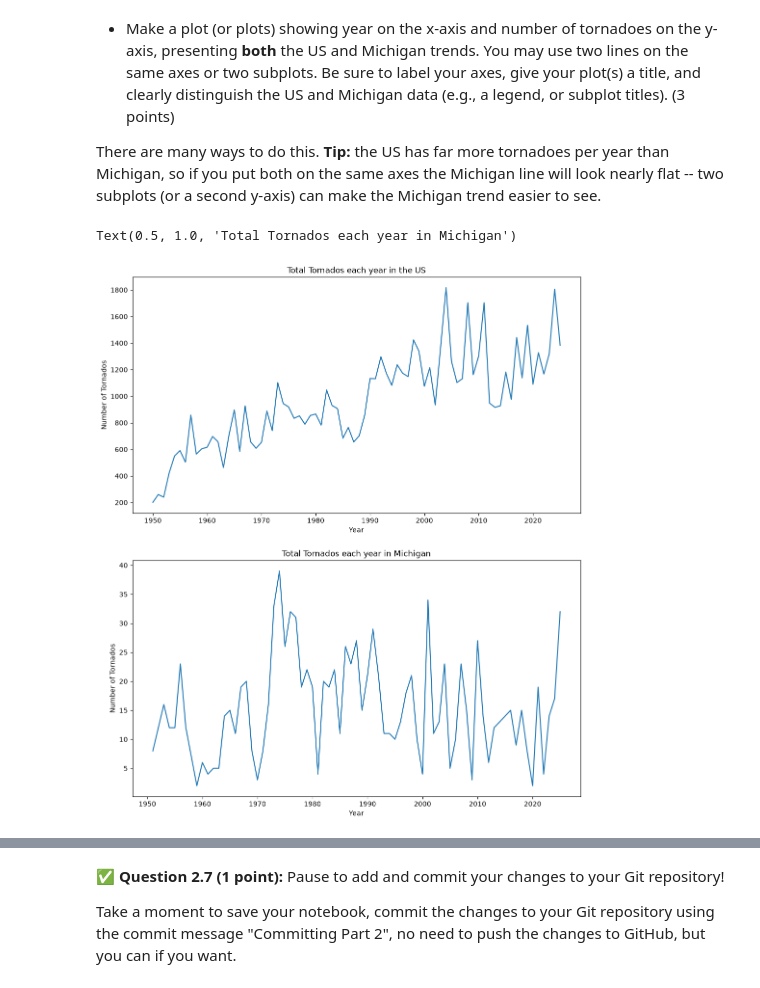
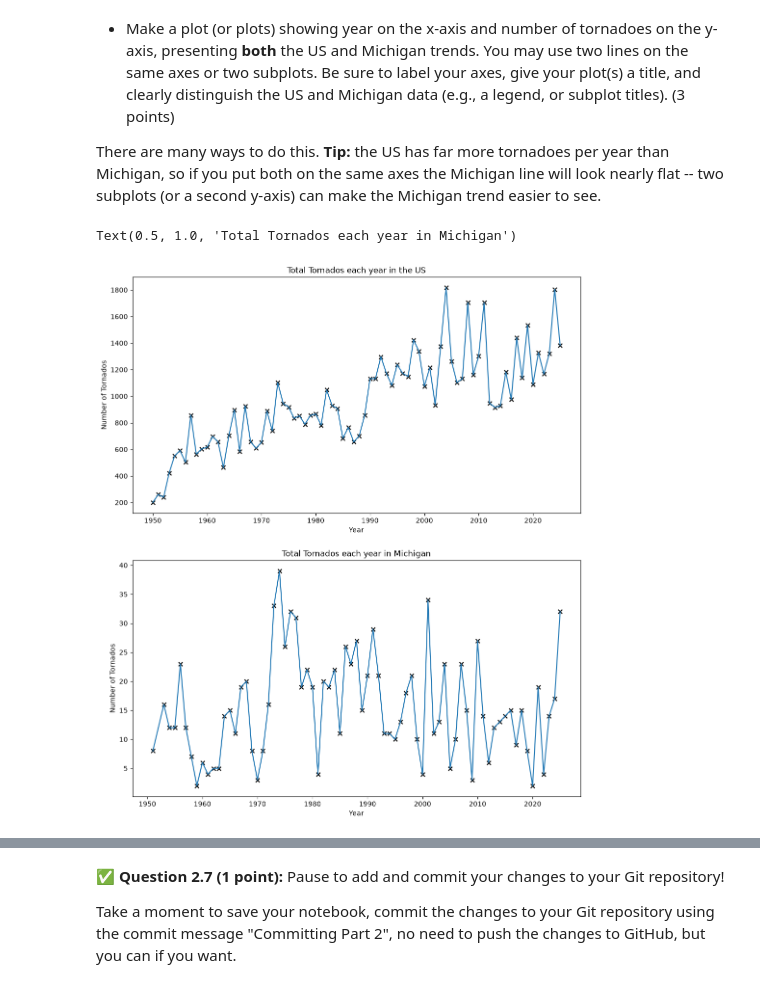
Before and after one commit to alvagile-1811/CMSE202-f26-turnin, a Jupyter notebook: hw-01/HW01-GitPandasPackagesClasses-STUDENT.ipynb, the cells around one changed output, grey strips where cells are left out. Saved outputs shown, nothing was run; the diff lists cells and outputs as text; code cells hidden in the pictures.

```diff
--- a/hw-01/HW01-GitPandasPackagesClasses-STUDENT.ipynb
+++ b/hw-01/HW01-GitPandasPackagesClasses-STUDENT.ipynb
@@ -355,20 +360,22 @@ There are many ways to do this. **Tip:** the US has far more tornadoes per year
 # %%
 # Put your code here
 year_tornados = pd.DataFrame(tornado.groupby("yr").describe()["sn"]["count"])
 mi_year_tornados = pd.DataFrame(tornado[tornado.loc[:,"st"]=="MI"].groupby("yr").describe()["sn"]["count"])
 
 fig, ax = plt.subplots(2,1,figsize=(12,14))
 ax[0].plot(list(year_tornados.index),year_tornados["count"])
+ax[0].scatter(list(year_tornados.index),year_tornados["count"],color="black",marker="x")
 ax[0].set_xlabel("Year")
 ax[0].set_ylabel("Number of Tornados")
 ax[0].set_title("Total Tornados each year in the US")
 ax[1].plot(list(mi_year_tornados.index),mi_year_tornados["count"])
+ax[1].scatter(list(mi_year_tornados.index),mi_year_tornados["count"],color="black",marker="x")
 ax[1].set_xlabel("Year")
 ax[1].set_ylabel("Number of Tornados")
 ax[1].set_title("Total Tornados each year in Michigan")
 # %% [output]
 Text(0.5, 1.0, 'Total Tornados each year in Michigan')
-[figure, old version]
+[figure, new version]
 # %% [markdown]
 <!-- END QUESTION -->
 <!-- DO NOT MODIFY OR DELETE THIS CELL. Make sure your solution to the question above is in the cell(s) above this one. -->
```
Also changed, not shown: parts of 7 cells of this notebook.
